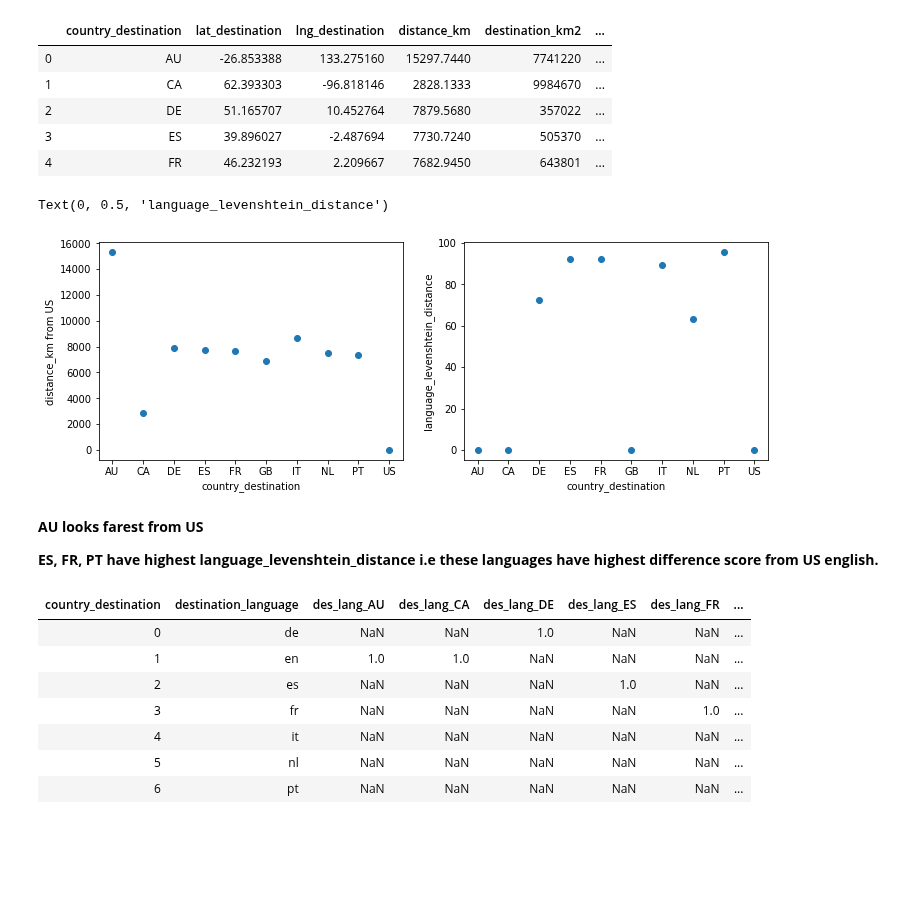
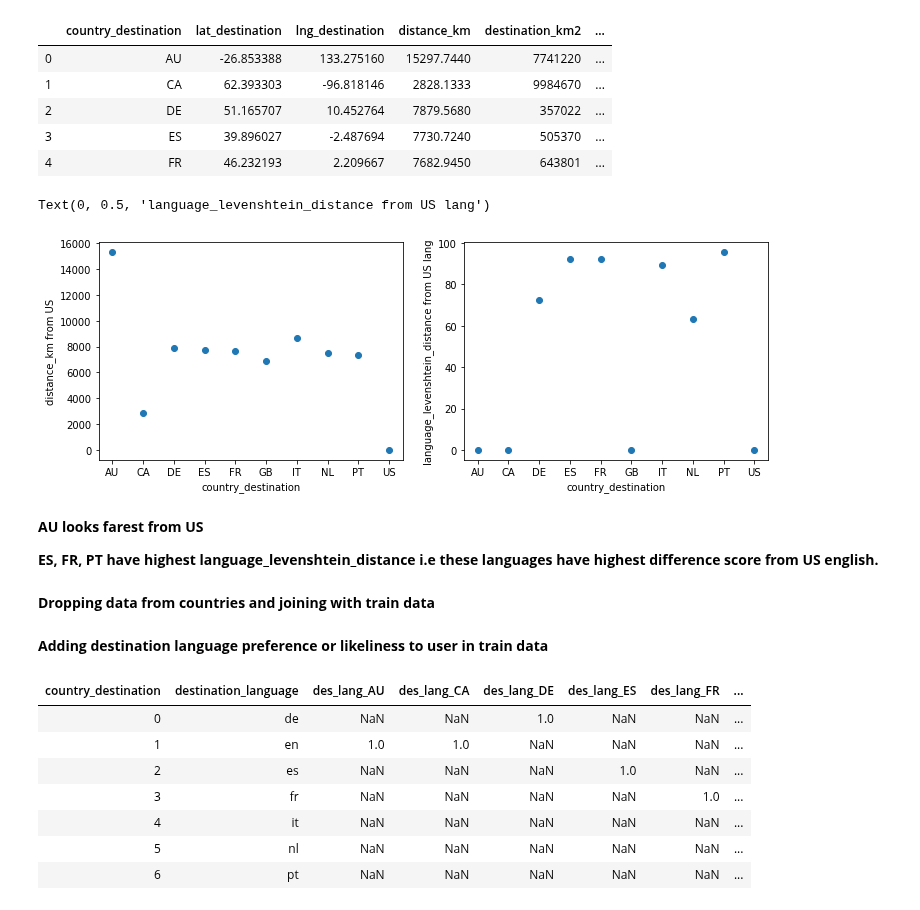
Before and after one commit to Anandpatil412/DSC, a Jupyter notebook: CapstoneProject2/DataCleaning/DataCleaning.ipynb, the cells around one changed output. Cells and saved outputs as stored; diff of their text form; code cells hidden in the pictures; blank space fills up the shorter version.

```diff
--- a/CapstoneProject2/DataCleaning/DataCleaning.ipynb
+++ b/CapstoneProject2/DataCleaning/DataCleaning.ipynb
@@ -354,19 +400,19 @@ df_countries.head()
 # %%
 plt.figure(figsize=(12,4))
 
 plt.subplot(1, 2, 1)
 plt.plot(df_countries['country_destination'],df_countries['distance_km'],'o')
 plt.xlabel("country_destination")
 plt.ylabel("distance_km from US")
 
 
 plt.subplot(1, 2, 2)
 plt.plot(df_countries['country_destination'],df_countries['language_levenshtein_distance'],'o')
 plt.xlabel("country_destination")
-plt.ylabel("language_levenshtein_distance")
+plt.ylabel("language_levenshtein_distance from US lang")
 # %% [output]
-Text(0, 0.5, 'language_levenshtein_distance')
+Text(0, 0.5, 'language_levenshtein_distance from US lang')
-[figure, old version]
+[figure, new version]
 # %% [markdown]
 **AU looks farest from US**
 
@@ -376,2 +420,4 @@ Text(0, 0.5, 'language_levenshtein_distance')
+# %% [markdown]
+**Dropping data from countries and joining with train data**
 # %%
 df_countries_ = df_countries[['country_destination','distance_km','destination_km2','destination_language','language_levenshtein_distance']]
@@ -380,2 +424,4 @@ df_countries_ = df_countries[['country_destination','distance_km','destination_k
+# %% [markdown]
+**Adding destination language preference or likeliness to user in train data**
 # %%
 lang_df_countries = df_countries_.groupby(['destination_language','country_destination'])['country_destination'].agg(count = 'count').reset_index()
```
Also changed, not shown: parts of 118 cells of this notebook.
